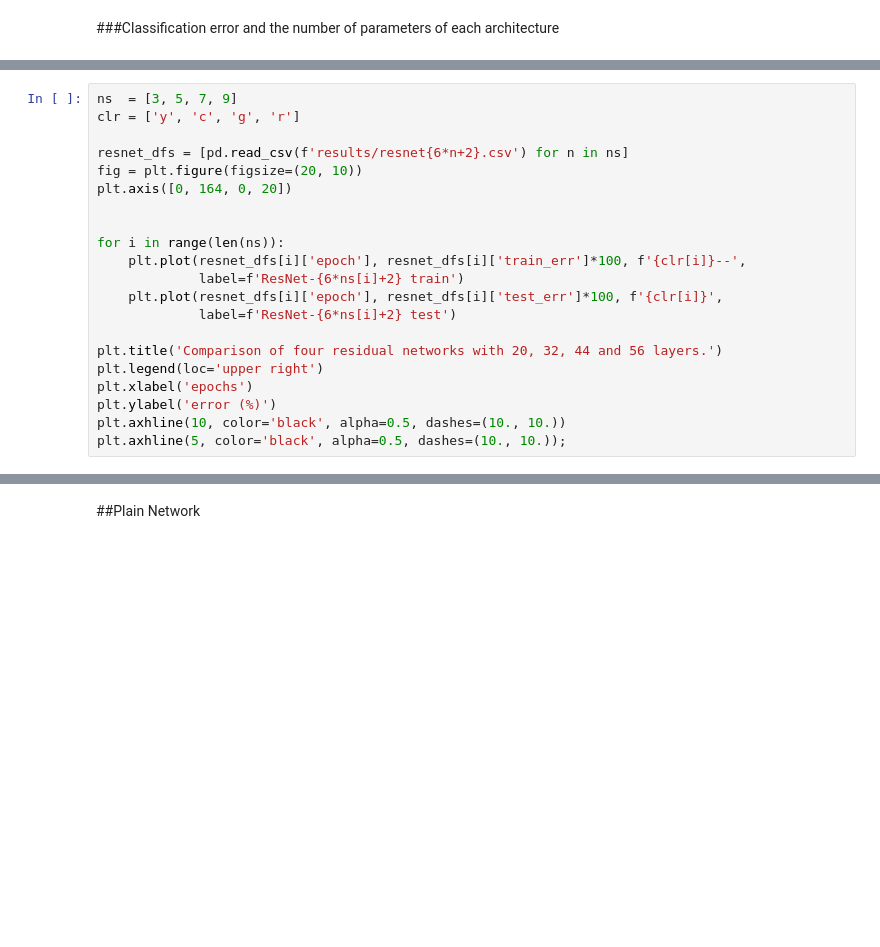
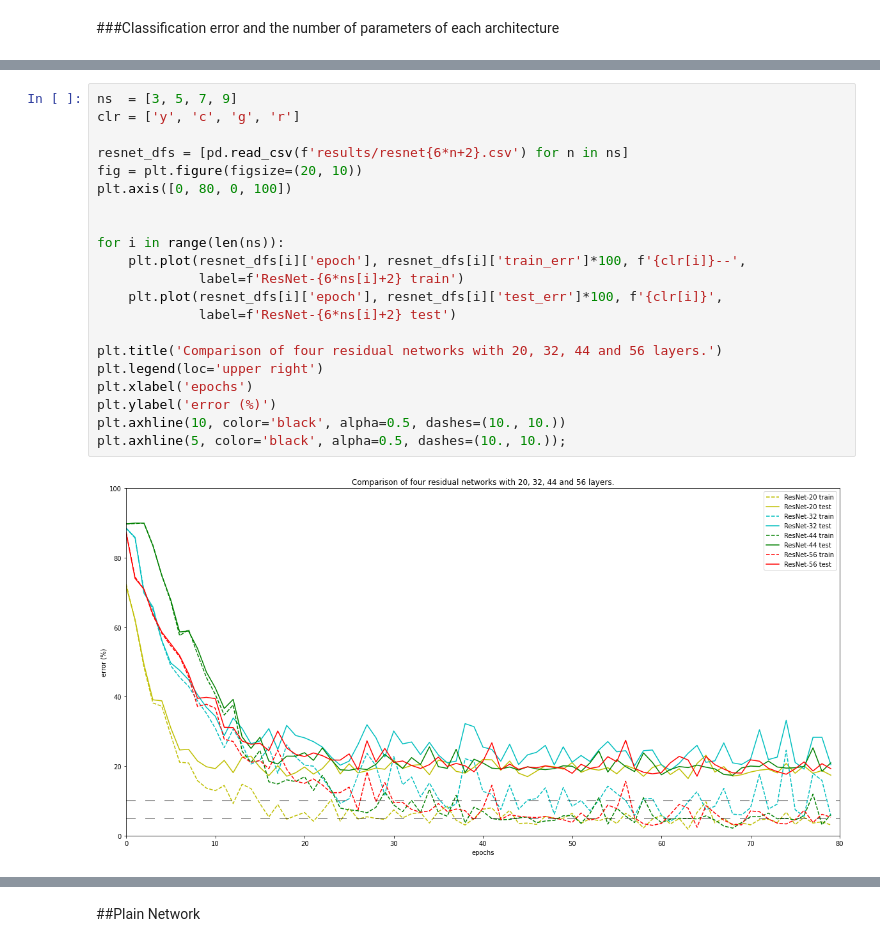
Before and after one commit to zeinabmohamed/CIT690E-DeepLearning-Zeinab_Abdelmawla-191009, a Jupyter notebook: Assignment_5.ipynb, the cells around one changed output, grey strips where cells are left out. Cells and saved outputs as stored; diff of their text form; blank space fills up the shorter version.

```diff
--- a/Assignment_5.ipynb
+++ b/Assignment_5.ipynb
@@ -329,24 +372,26 @@ calculateModelParams(resnet56Model)
 # %%
 ns  = [3, 5, 7, 9]
 clr = ['y', 'c', 'g', 'r']
 
 resnet_dfs = [pd.read_csv(f'results/resnet{6*n+2}.csv') for n in ns]
 fig = plt.figure(figsize=(20, 10))
-plt.axis([0, 164, 0, 20])
+plt.axis([0, 80, 0, 100])
 
 
 for i in range(len(ns)):
     plt.plot(resnet_dfs[i]['epoch'], resnet_dfs[i]['train_err']*100, f'{clr[i]}--',
              label=f'ResNet-{6*ns[i]+2} train')
     plt.plot(resnet_dfs[i]['epoch'], resnet_dfs[i]['test_err']*100, f'{clr[i]}',
              label=f'ResNet-{6*ns[i]+2} test')
 
 plt.title('Comparison of four residual networks with 20, 32, 44 and 56 layers.')
 plt.legend(loc='upper right')
 plt.xlabel('epochs')
 plt.ylabel('error (%)')
 plt.axhline(10, color='black', alpha=0.5, dashes=(10., 10.))
 plt.axhline(5, color='black', alpha=0.5, dashes=(10., 10.));
+# %% [output]
+[figure, added]
 # %%
 bests = [df[df['test_err'] == df['test_err'].min()].iloc[0] for df in resnet_dfs]
 bests_df= pd.concat(bests, axis=1).T
```
Also changed, not shown: parts of 15 cells of this notebook.
